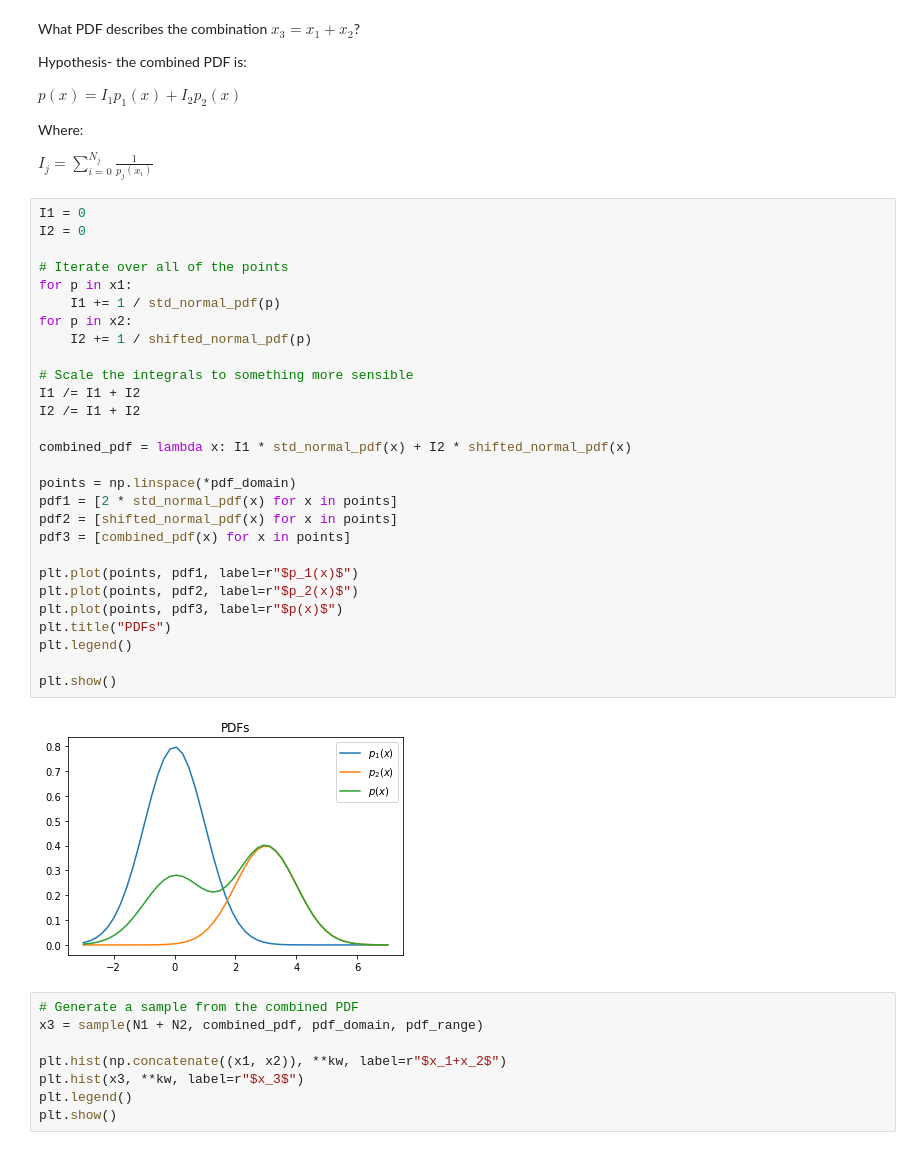
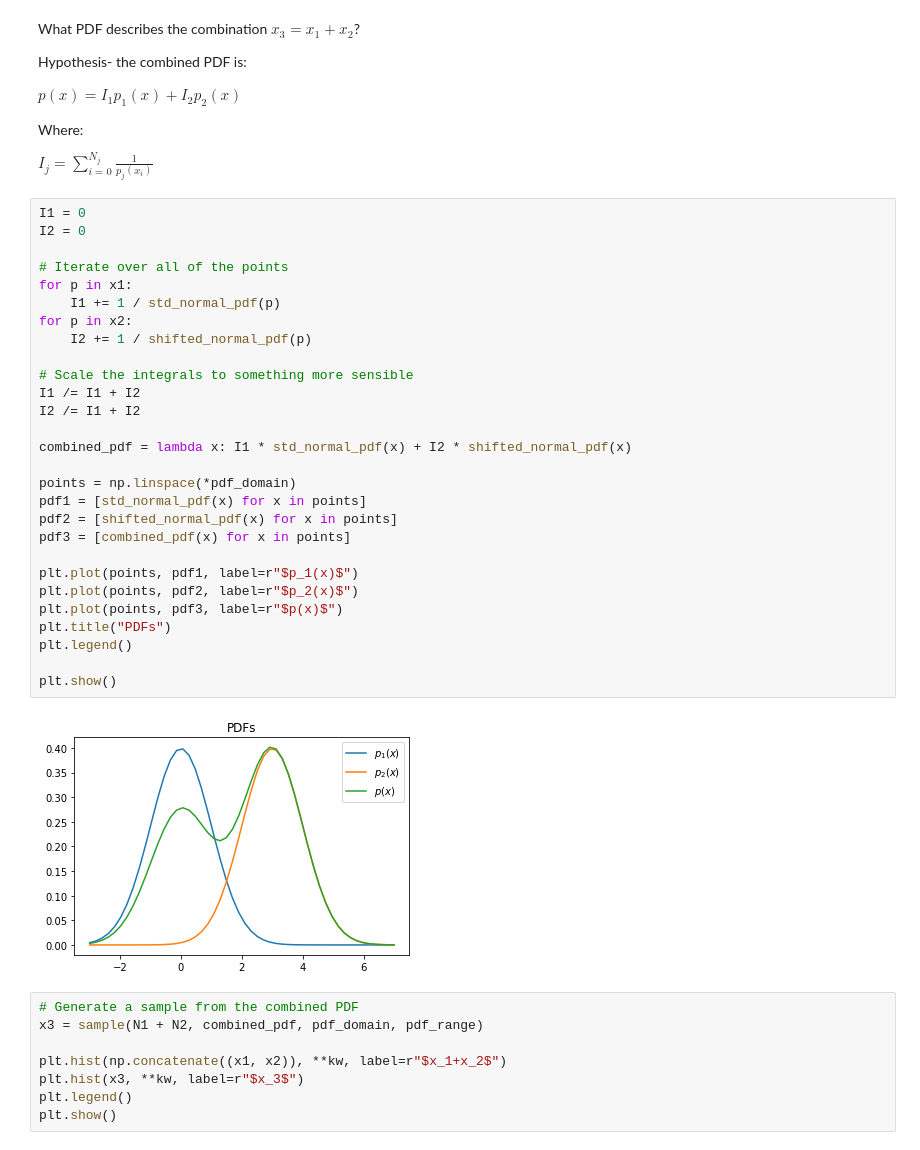
Before and after one commit to richard-lane/addPdfs, a Jupyter notebook: addPdfs.ipynb, the cells around one changed output. Cells and saved outputs as stored; diff of their text form.

```diff
--- a/addPdfs.ipynb
+++ b/addPdfs.ipynb
@@ -70,33 +70,33 @@ $I_j = \sum_{i=0}^{N_j}\frac{1}{p_j(x_i)}$
 # %%
 I1 = 0
 I2 = 0
 
 # Iterate over all of the points
 for p in x1:
     I1 += 1 / std_normal_pdf(p)
 for p in x2:
     I2 += 1 / shifted_normal_pdf(p)
 
 # Scale the integrals to something more sensible
 I1 /= I1 + I2
 I2 /= I1 + I2
 
 combined_pdf = lambda x: I1 * std_normal_pdf(x) + I2 * shifted_normal_pdf(x)
 
 points = np.linspace(*pdf_domain)
-pdf1 = [2 * std_normal_pdf(x) for x in points]
+pdf1 = [std_normal_pdf(x) for x in points]
 pdf2 = [shifted_normal_pdf(x) for x in points]
 pdf3 = [combined_pdf(x) for x in points]
 
 plt.plot(points, pdf1, label=r"$p_1(x)$")
 plt.plot(points, pdf2, label=r"$p_2(x)$")
 plt.plot(points, pdf3, label=r"$p(x)$")
 plt.title("PDFs")
 plt.legend()
 
 plt.show()
 # %% [output]
-[figure, old version]
+[figure, new version]
 # %%
 # Generate a sample from the combined PDF
 x3 = sample(N1 + N2, combined_pdf, pdf_domain, pdf_range)
```
Also changed, not shown: parts of 1 cell of this notebook.
